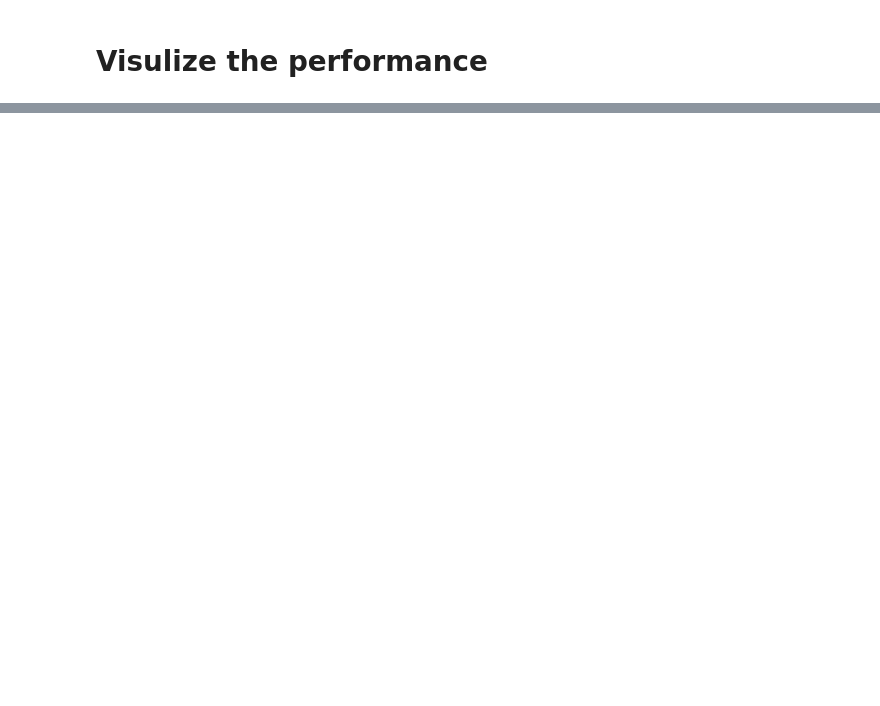
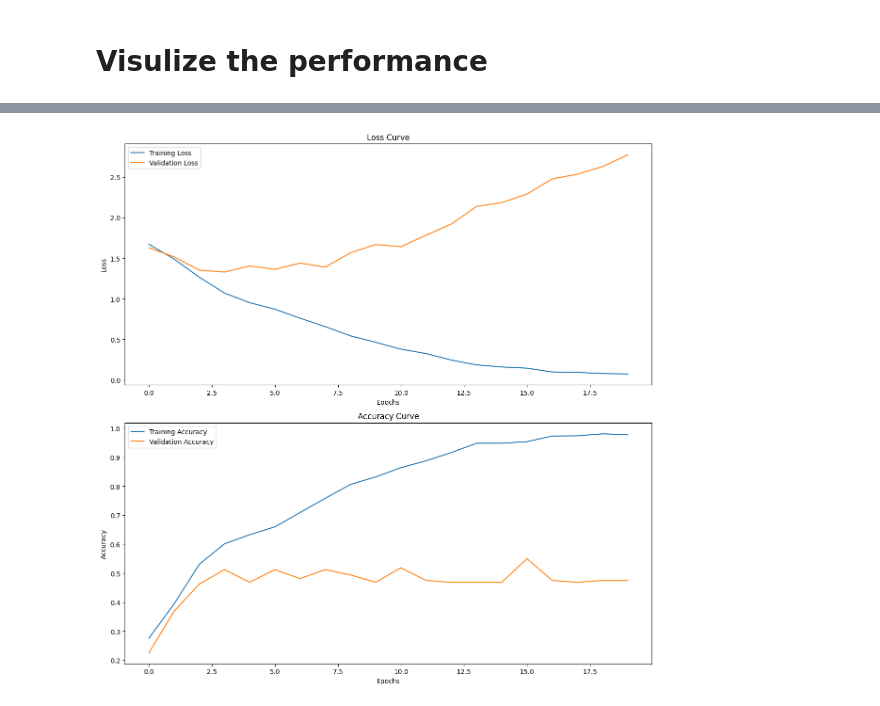
Before and after one commit to sajio1/facial_expressions, a Jupyter notebook: emotional_detection.ipynb, the cells around one changed output, grey strips where cells are left out. Cells and saved outputs as stored; diff of their text form; code cells hidden in the pictures; blank space fills up the shorter version.

```diff
--- a/emotional_detection.ipynb
+++ b/emotional_detection.ipynb
@@ -220,0 +142,21 @@ KeyboardInterrupt:
+# %%
+model = models.Sequential([
+    layers.Conv2D(32, (7, 7), activation='relu', input_shape=(224, 224, 3)),
+    layers.MaxPooling2D((2, 2)),
+    layers.Conv2D(64, (5, 5), activation='relu'),
+    layers.MaxPooling2D((2, 2)),
+    layers.Conv2D(64, (3, 3), activation='relu'),
+    layers.MaxPooling2D((2, 2)),
+    layers.Flatten(),
+    layers.Dense(128, activation='relu'),
+    layers.Dropout(0.2),
+    layers.Dense(labels.shape[1], activation='softmax')
+])
+
+optimizer = Adam(learning_rate=0.0001)
+
+# Compile the model
+model.compile(optimizer=optimizer, loss='categorical_crossentropy', metrics=['accuracy'])
+
+# Train
+history = model.fit(X_train, y_train, epochs=20, validation_split=0.1, batch_size=16, class_weight=class_weights_dict)
@@ -267,0 +183,22 @@ weighted avg       0.39      0.50      0.44       100
+# %%
+plt.figure(figsize=(12, 12))
+plt.subplot(2, 1, 1)
+plt.plot(history.history['loss'], label='Training Loss')
+plt.plot(history.history['val_loss'], label='Validation Loss')
+plt.title('Loss Curve')
+plt.xlabel('Epochs')
+plt.ylabel('Loss')
+plt.legend()
+
+plt.subplot(2, 1, 2)
+plt.plot(history.history['accuracy'], label='Training Accuracy')
+plt.plot(history.history['val_accuracy'], label='Validation Accuracy')
+plt.title('Accuracy Curve')
+plt.xlabel('Epochs')
+plt.ylabel('Accuracy')
+plt.legend()
+
+plt.tight_layout()
+plt.show()
+# %% [output]
+[figure, added]
```
Also changed, not shown: parts of 23 cells of this notebook, 3 other files.
